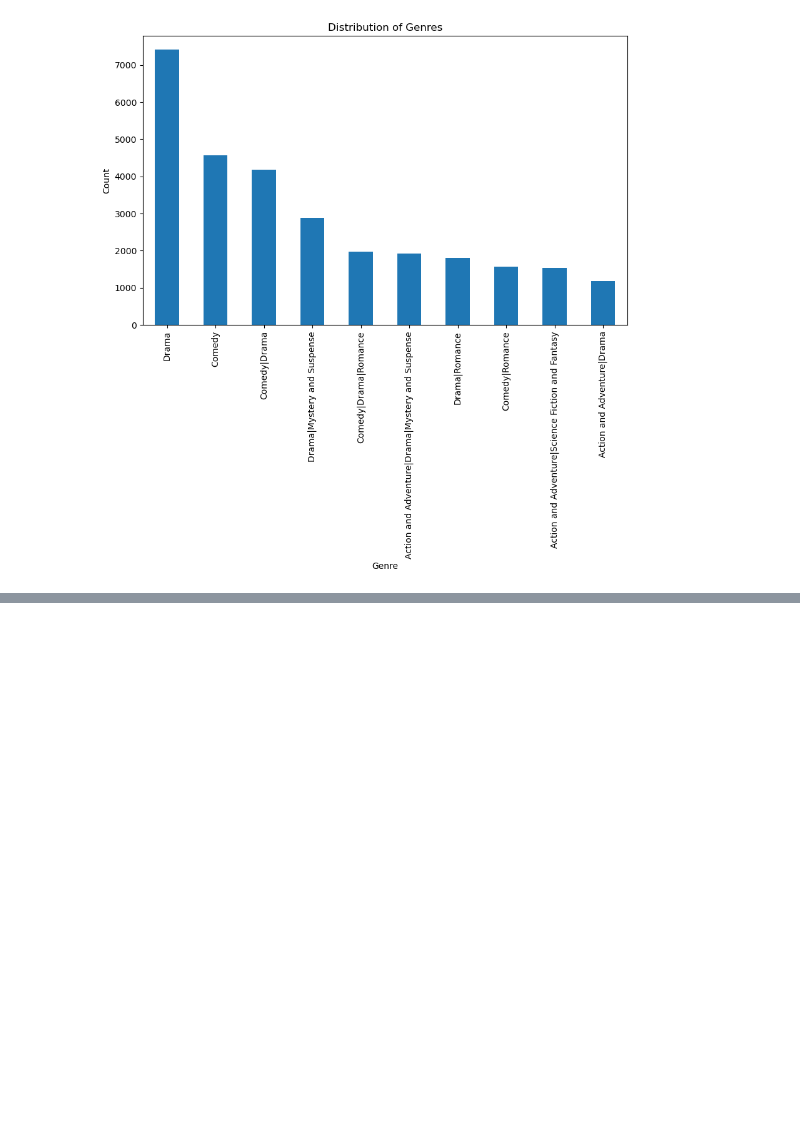
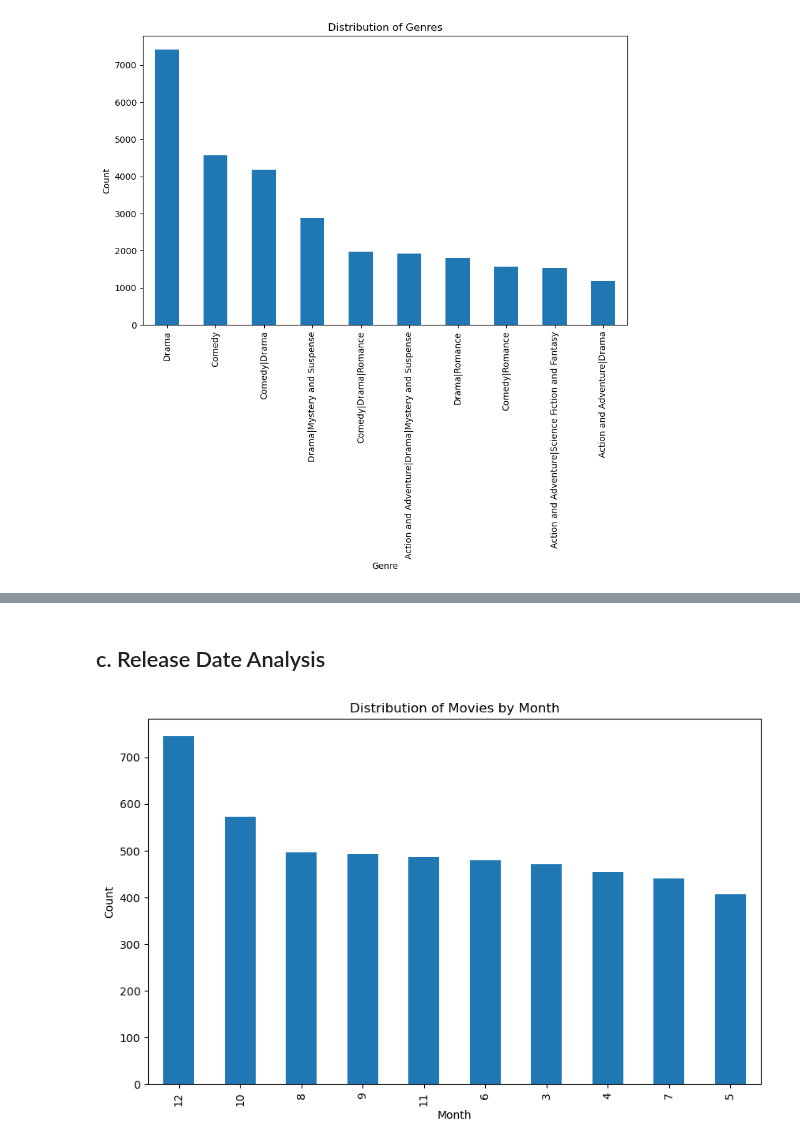
Before and after one commit to mbuvimuia/BoxOfficeInsights-MicrosoftStudio, a Jupyter notebook: student.ipynb, the cells around one changed output, grey strips where cells are left out. Saved outputs shown, nothing was run; the diff lists cells and outputs as text; code cells hidden in the pictures; blank space fills up the shorter version.

Commit message:
Done Data Analysis

```diff
--- a/student.ipynb
+++ b/student.ipynb
@@ -1712,0 +1730,22 @@ The top 10 genres with the highest count are drama, comedy, action, horror, thri
+# %% [markdown]
+## c. Release Date Analysis
+# %%
+#The months with the highest number of movie releases
+#Extract the month from the release_date column
+the_number['month'] = the_number['release_date'].dt.month
+
+#Group the data by month and calculate the count of movies released in each month
+month_distribution = the_number['month'].value_counts()
+
+#Identify the months with the highest number of movie releases
+top_months = month_distribution.head(10)
+
+#Plot the distribution of the top 10 months
+plt.figure(figsize=(10, 6))
+top_months.plot(kind='bar')
+plt.title('Distribution of Movies by Month')
+plt.xlabel('Month')
+plt.ylabel('Count')
+plt.show()
+# %% [output]
+[figure, added]
```
Also changed, not shown: parts of 36 cells of this notebook.
